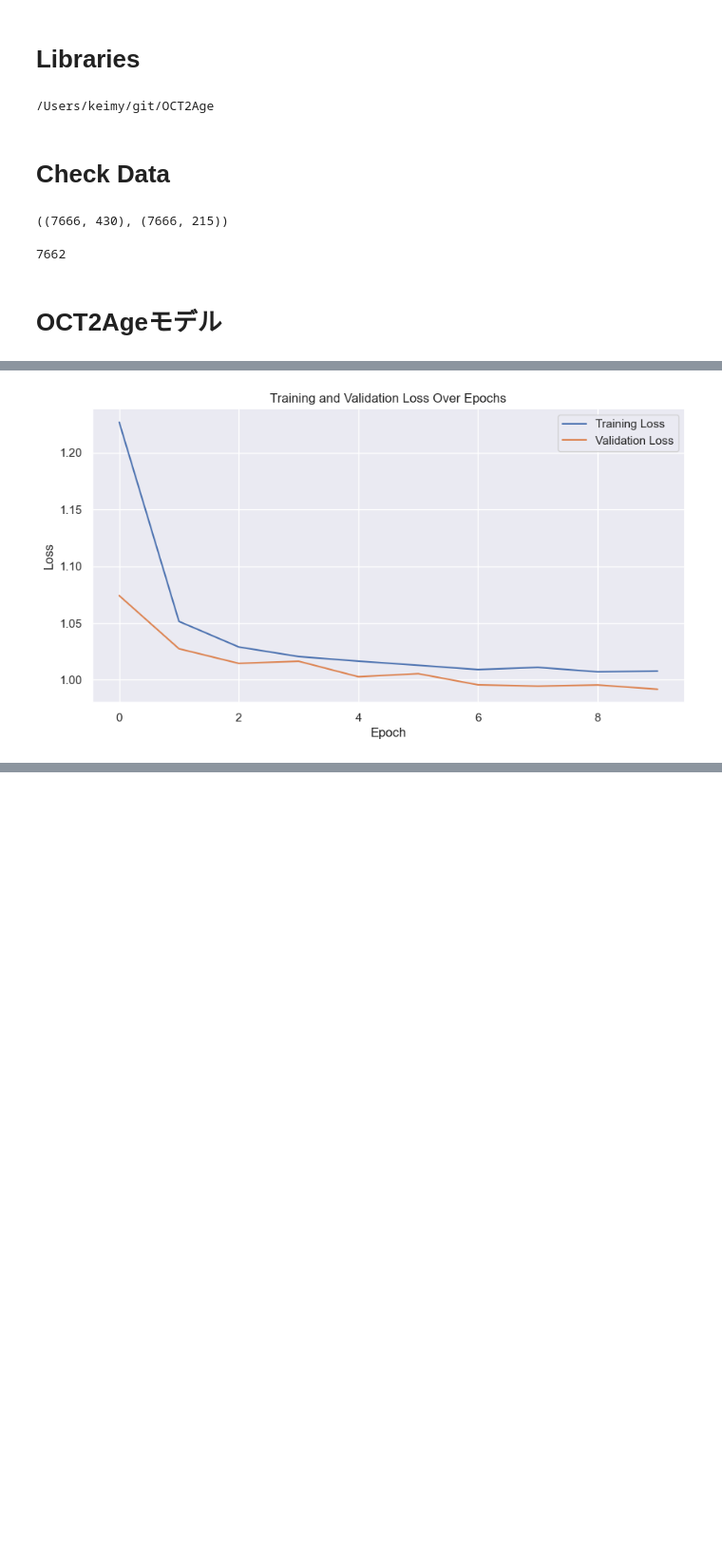
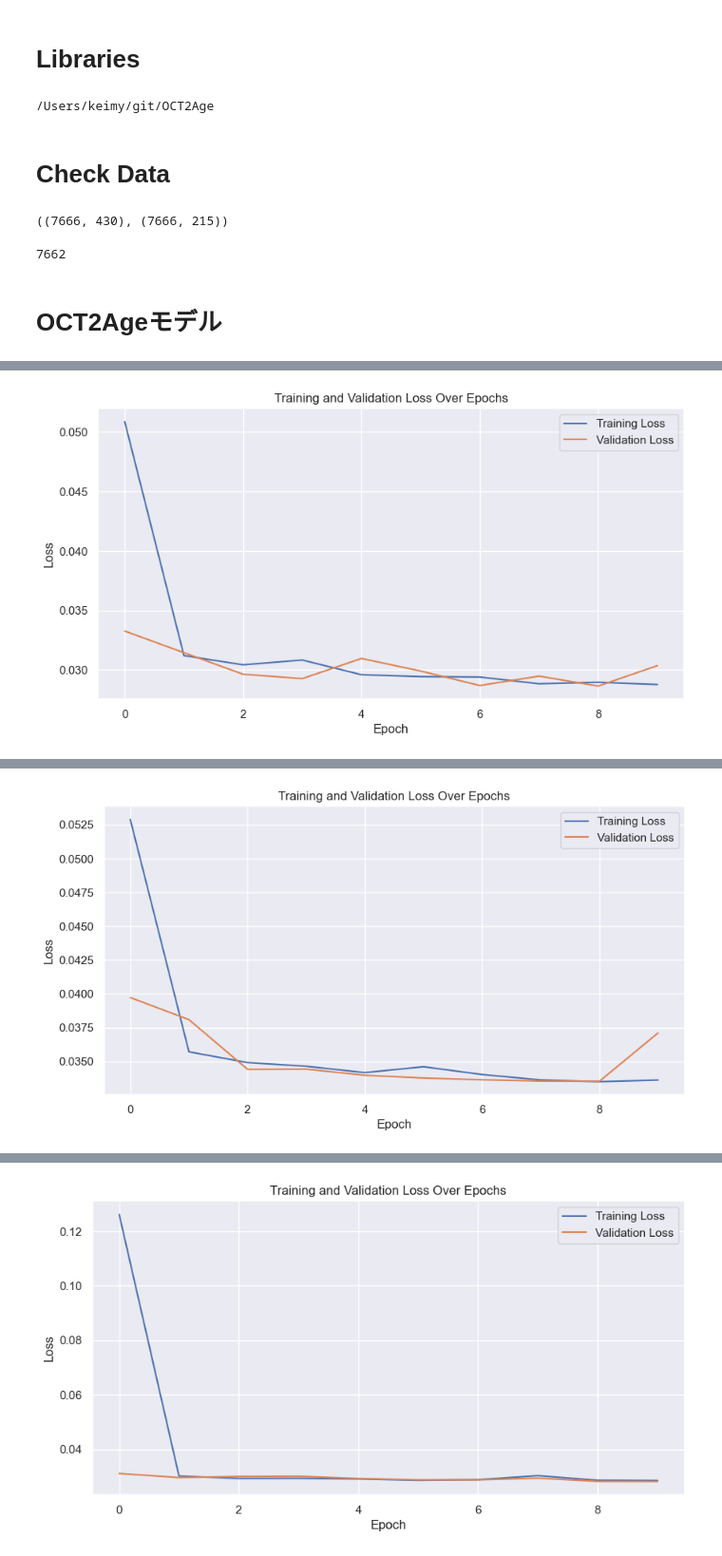
Before and after one commit to keimy1007/OCT2Age, a Jupyter notebook: notebook/[ks231207]OCT2Age.ipynb, the cells around one changed output, grey strips where cells are left out. Shown at 95% size. Drawn from its saved outputs; the diff is of its cells as text; code cells hidden in the pictures; blank space fills up the shorter version.

```diff
--- a/notebook/[ks231207]OCT2Age.ipynb
+++ b/notebook/[ks231207]OCT2Age.ipynb
@@ -103,6 +112,6 @@ len(df_merged)
 # %%
 from src.preprocess import create_scaled_dataloader_per_CV, dataframe_to_tensor
-from sklearn.preprocessing import StandardScaler, MinMaxScaler, RobustScaler
+from sklearn.preprocessing import StandardScaler, MinMaxScaler, RobustScaler, FunctionTransformer
 
 
 def split_dataframe(df):
@@ -115,14 +124,19 @@ def split_dataframe(df):
     return X_df, Y_df
 
 # OCT情報とageだけを残す
-col_names = OCT_df.columns.tolist() + ["age"]
+col_names = df_OCT.columns.tolist() + ["age"]
 XY_df = df_merged[col_names]
 
 # X,Yにスプリット
 X_df, Y_df = split_dataframe(XY_df)
 
 # データローダーの作成
-n_splits = 5
+n_splits = 3
 batch_size = 128
-scaler = StandardScaler()
-_, _, y_train_CV, y_test_CV, train_loader_CV, test_loader_CV, scaler_age = create_scaled_dataloader_per_CV(X_df, Y_df, scaler=scaler, n_splits=n_splits, batch_size=batch_size)
+
+# scaler = StandardScaler()
+scaler = MinMaxScaler()
+# scaler = RobustScaler()
+# scaler = FunctionTransformer()
+
+_, X_test_CV, X_scaler_CV, _, y_test_CV, y_scaler_CV, train_loader_CV, test_loader_CV = create_scaled_dataloader_per_CV(X_df, Y_df, scaler=scaler, n_splits=n_splits, batch_size=batch_size)
@@ -151,30 +156,38 @@ lr = 0.001
 # モデルの設定
 device = torch.device("mps" if torch.backends.mps.is_available() else "cpu")
 device = "cpu"
-model = NN_OCT2Age(input_dim=212, hidden_dims=[100,50], output_dim=1, dropout_rate=dropout_rate).to(device)
-optimizer = optim.Adam(model.parameters(), lr=lr)
 
 
-train_losses = []
-val_losses = []
-for epoch in range(epochs):
-    # トレーニング
-    train_loss = train(model, train_loader_CV[0], optimizer=optimizer, device=device)
-    train_losses.append(train_loss)
+model_CV = []
+for k in range(n_splits):
+    model = NN_OCT2Age(input_dim=212, hidden_dims=[64,32], output_dim=1, dropout_rate=dropout_rate).to(device)
+    optimizer = optim.Adam(model.parameters(), lr=lr)
 
-    # 検証
-    val_loss = valid(model, test_loader_CV[0],device=device)
-    val_losses.append(val_loss)
+    train_losses = []
+    val_losses = []
 
-    print(f'Epoch {epoch+1}/{epochs}, Train Loss: {train_loss}, Validation Loss: {val_loss}')
+    # train and valid per epoch
+    for epoch in range(epochs):
+        # トレーニング
+        train_loss = train(model, train_loader_CV[k], optimizer=optimizer, device=device)
+        train_losses.append(train_loss)
 
-# 損失のプロット
-plt.figure(figsize=(10, 5))
-plt.plot(train_losses, label='Training Loss')
-plt.plot(val_losses, label='Validation Loss')
-plt.title('Training and Validation Loss Over Epochs')
-plt.xlabel('Epoch')
-plt.ylabel('Loss')
-plt.legend()
-plt.show()
+        # 検証
+        val_loss = valid(model, test_loader_CV[k],device=device)
+        val_losses.append(val_loss)
+
+        print(f'Epoch {epoch+1}/{epochs}, Train Loss: {train_loss}, Validation Loss: {val_loss}')
+
+    # save model per CV
+    model_CV.append(model)
+
+    # 損失のプロット
+    plt.figure(figsize=(10, 5))
+    plt.plot(train_losses, label='Training Loss')
+    plt.plot(val_losses, label='Validation Loss')
+    plt.title('Training and Validation Loss Over Epochs')
+    plt.xlabel('Epoch')
+    plt.ylabel('Loss')
+    plt.legend()
+    plt.show()
 # %% [output]
@@ -191 +204 @@ Epoch 10/10, Train Loss: 1.0077644884586334, Validation Loss: 0.991765151421229
-[figure, old version]
+[figure, new version]
@@ -191,0 +215 @@ Epoch 10/10, Train Loss: 1.0077644884586334, Validation Loss: 0.991765151421229
+[figure, added]
@@ -191,0 +226 @@ Epoch 10/10, Train Loss: 1.0077644884586334, Validation Loss: 0.991765151421229
+[figure, added]
```
Also changed, not shown: parts of 5 cells of this notebook, 3 other files.
